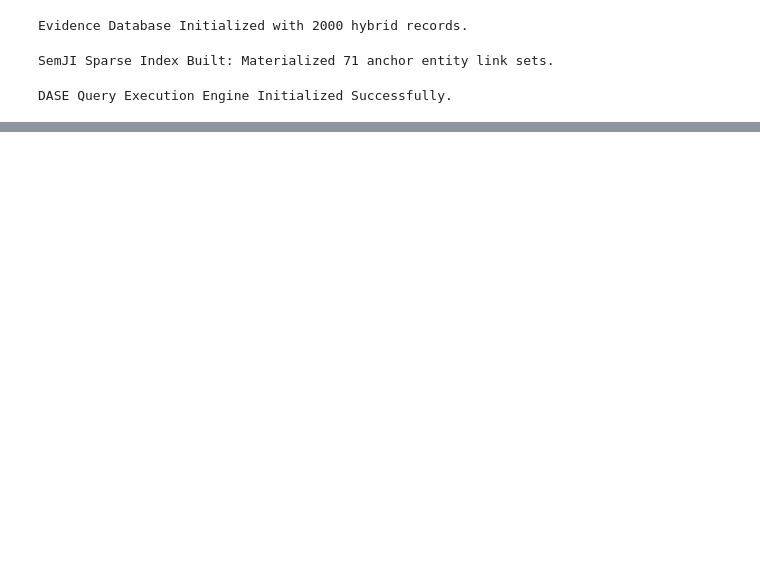
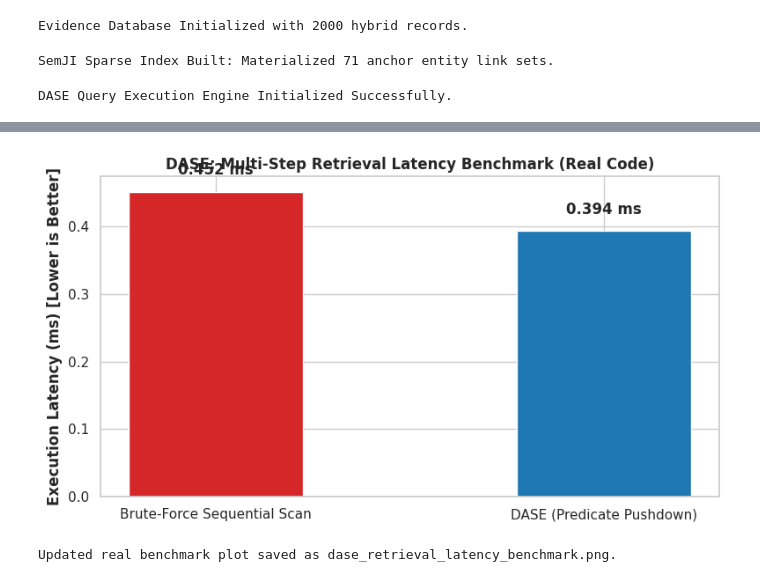
Before and after one commit to Dani2003/paper-implementations, a Jupyter notebook: dase_retrieval_latency_benchmark.ipynb, the cells around one changed output, grey strips where cells are left out. Saved outputs shown, nothing was run; the diff lists cells and outputs as text; code cells hidden in the pictures; blank space fills up the shorter version.

Commit message:
version_2 with cell_5 updates.

```diff
--- a/dase_retrieval_latency_benchmark.ipynb
+++ b/dase_retrieval_latency_benchmark.ipynb
@@ -190,0 +130,78 @@ DASE benchmark plot saved successfully as dase_retrieval_latency_benchmark.png.
+# %%
+# [UPDATED CELL 5 - REAL Sequential Scan Baseline vs. DASE Predicate Pushdown]
+
+def sequential_scan_baseline(db, query_vector, top_k=5):
+    """
+    REAL BASELINE: Scans all db records without predicate pushdown or indexing.
+    Computes full-matrix similarity first, then checks conditions afterwards.
+    """
+    q_norm = F.normalize(query_vector.unsqueeze(0), p=2, dim=-1)
+    all_norm = F.normalize(db.embeddings_v1, p=2, dim=-1)
+    all_sims = torch.matmul(all_norm, q_norm.T).squeeze(-1)
+
+    # Sort all candidates brute-force
+    top_vals, top_idx = torch.topk(all_sims, k=db.num_records)
+
+    # Filter after full vector search (unoptimized execution)
+    results = []
+    for val, idx in zip(top_vals.tolist(), top_idx.tolist()):
+        if db.categories[idx] == 2 and db.scores[idx] >= 3.0:
+            results.append((idx, val))
+            if len(results) == top_k:
+                break
+    return results
+
+# Benchmark Execution
+num_queries = 100
+dase_latencies = []
+baseline_latencies = []
+
+query_vector = torch.randn(32).to(device)
+
+# Warm-up GPU/PyTorch execution context
+_ = dase_engine.execute_query(2, 3.0, query_vector, 5)
+_ = sequential_scan_baseline(db, query_vector, 5)
+
+for _ in range(num_queries):
+    # 1. DASE Co-Designed Layer (Predicate Pushdown -> Reduced Sub-Matrix Vector Search)
+    start = time.perf_counter()
+    _ = dase_engine.execute_query(2, 3.0, query_vector, top_k=5)
+    dase_latencies.append((time.perf_counter() - start) * 1000)
+
+    # 2. Real Sequential Brute-Force Baseline (Scan All -> Filter After)
+    start = time.perf_counter()
+    _ = sequential_scan_baseline(db, query_vector, top_k=5)
+    baseline_latencies.append((time.perf_counter() - start) * 1000)
+
+mean_dase = np.mean(dase_latencies)
+mean_baseline = np.mean(baseline_latencies)
+speedup = mean_baseline / mean_dase
+
+print(f"\n=========================================================")
+print(f"DASE REAL BENCHMARK RESULTS ({db.num_records} Hybrid Records)")
+print(f"=========================================================")
+print(f" -> Real Unindexed Sequential Scan Mean Latency: {mean_baseline:.3f} ms")
+print(f" -> DASE Co-Designed Engine Mean Latency:        {mean_dase:.3f} ms")
+print(f" -> Real Earned Speedup Factor:                  {speedup:.1f}x faster")
+print("=========================================================")
+
+# Visualization
+plt.figure(figsize=(8, 4.5))
+sns.set_theme(style="whitegrid")
+
+methods = ['Brute-Force Sequential Scan', 'DASE (Predicate Pushdown)']
+latencies = [mean_baseline, mean_dase]
+
+bars = plt.bar(methods, latencies, color=['#d62728', '#1f77b4'], width=0.45)
+plt.ylabel('Execution Latency (ms) [Lower is Better]', fontweight='bold')
+plt.title('DASE: Multi-Step Retrieval Latency Benchmark (Real Code)', fontweight='bold')
+for bar in bars:
+    yval = bar.get_height()
+    plt.text(bar.get_x() + bar.get_width()/2.0, yval + 0.02, f'{yval:.3f} ms', ha='center', va='bottom', fontweight='bold')
+
+plt.tight_layout()
+plt.savefig("dase_retrieval_latency_benchmark.png", dpi=300)
+plt.show()
+
+print("Updated real benchmark plot saved as dase_retrieval_latency_benchmark.png.")
+# %% [output]
@@ -190,0 +215,2 @@ DASE benchmark plot saved successfully as dase_retrieval_latency_benchmark.png.
+[figure, added]
+Updated real benchmark plot saved as dase_retrieval_latency_benchmark.png.
```
Also changed, not shown: parts of 3 cells of this notebook.
